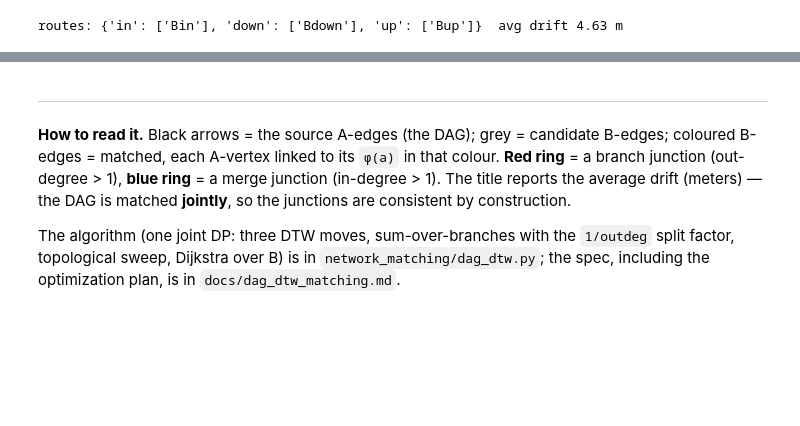
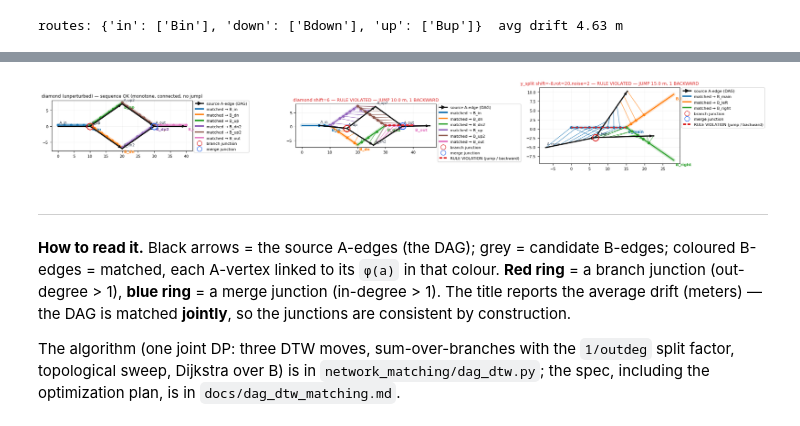
Before and after one commit to Khoshkhah/network-matching, a Jupyter notebook: notebooks/dag_dtw_playground.ipynb, the cells around one changed output, grey strips where cells are left out. Drawn from its saved outputs; the diff is of its cells as text; code cells hidden in the pictures; blank space fills up the shorter version.

```diff
--- a/notebooks/dag_dtw_playground.ipynb
+++ b/notebooks/dag_dtw_playground.ipynb
@@ -120,3 +135,26 @@ routes: {'in': ['Bin'], 'down': ['Bdown'], 'up': ['Bup']}  avg drift 4.63 m
+# %%
+fig, axes = plt.subplots(1, 3, figsize=(21, 6.2))
+
+# 1) diamond at rest -- works
+d = get_dag("diamond")
+match_and_draw_dag(d["a_edges"], d["b_edges"], ax=axes[0], **d["defaults"])
+axes[0].set_title("diamond (unperturbed) — " + axes[0].get_title().splitlines()[-1], fontsize=9)
+
+# 2) diamond perturbed -- the reconvergence limit (fails)
+Ad = perturb_dag(d["a_edges"], shift=6, noise=0.5, seed=1)
+match_and_draw_dag(Ad, d["b_edges"], ax=axes[1], **d["defaults"])
+axes[1].set_title("diamond shift=6 — " + axes[1].get_title().splitlines()[-1], fontsize=9)
+
+# 3) y_split at an extreme shift -- the nearest-vs-corresponding limit (fails)
+y = get_dag("y_split")
+Ay = perturb_dag(y["a_edges"], shift=-8, rotate=20, noise=2, seed=7)
+match_and_draw_dag(Ay, y["b_edges"], ax=axes[2], **y["defaults"])
+axes[2].set_title("y_split shift=-8,rot=20,noise=2 — " + axes[2].get_title().splitlines()[-1], fontsize=9)
+
+plt.tight_layout()
+plt.show()
+# %% [output]
+[figure, added]
 # %% [markdown]
 ---
 **How to read it.** Black arrows = the source A-edges (the DAG); grey = candidate B-edges;
```
Also changed, not shown: parts of 1 cell of this notebook.
